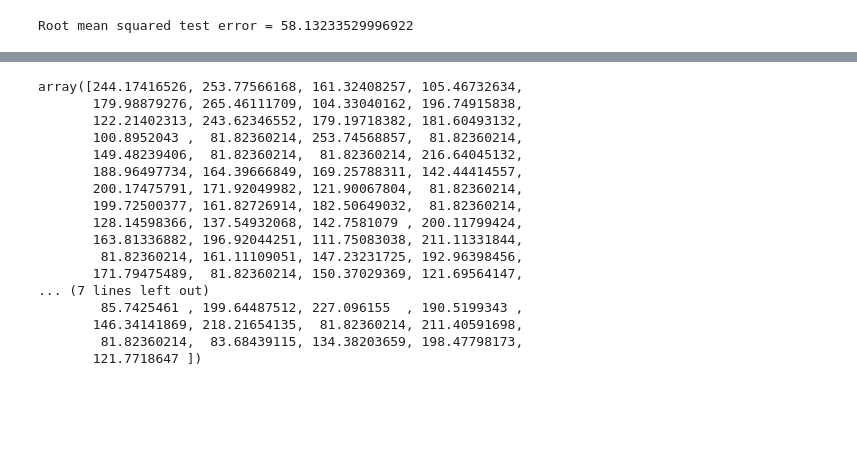
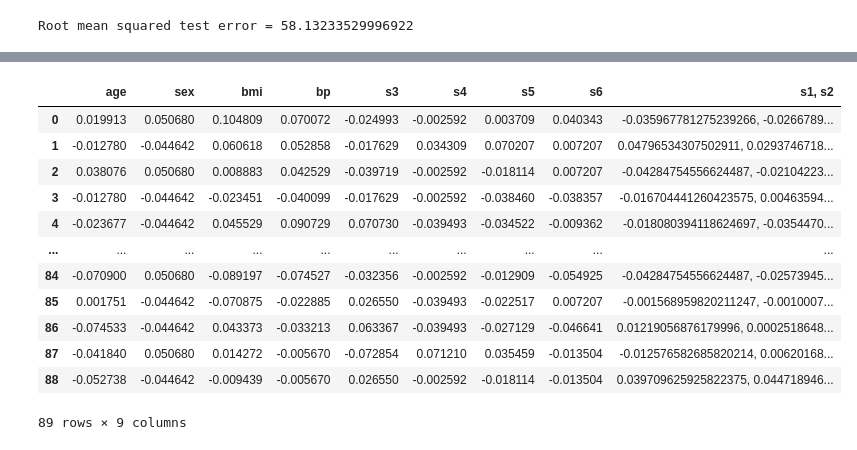
Before and after one commit to akleinau/Finch, a Jupyter notebook: shap_agnostic_diabetes.ipynb, the cells around one changed output, grey strips where cells are left out. Saved outputs shown, nothing was run; the diff lists cells and outputs as text; code cells hidden in the pictures; blank space fills up the shorter version.

```diff
--- a/shap_agnostic_diabetes.ipynb
+++ b/shap_agnostic_diabetes.ipynb
@@ -97,22 +115,25 @@ MLPRegressor does not accept missing values encoded as NaN natively. For supervi
 # %%
 tmp_X_test = X_test.copy()
 tmp_X_test = combine_columns(tmp_X_test, ['s1', 's2'])
-detangled_predict(tmp_X_test)
+detangled_predict(tmp_X_test.sample(n=1))
-# %% [output]
-array([244.17416526, 253.77566168, 161.32408257, 105.46732634,
-       179.98879276, 265.46111709, 104.33040162, 196.74915838,
-       122.21402313, 243.62346552, 179.19718382, 181.60493132,
-       100.8952043 ,  81.82360214, 253.74568857,  81.82360214,
-       149.48239406,  81.82360214,  81.82360214, 216.64045132,
-       188.96497734, 164.39666849, 169.25788311, 142.44414557,
-       200.17475791, 171.92049982, 121.90067804,  81.82360214,
-       199.72500377, 161.82726914, 182.50649032,  81.82360214,
-       128.14598366, 137.54932068, 142.7581079 , 200.11799424,
-       163.81336882, 196.92044251, 111.75083038, 211.11331844,
-        81.82360214, 161.11109051, 147.23231725, 192.96398456,
-       171.79475489,  81.82360214, 150.37029369, 121.69564147,
-... (7 lines left out)
-        85.7425461 , 199.64487512, 227.096155  , 190.5199343 ,
-       146.34141869, 218.21654135,  81.82360214, 211.40591698,
-        81.82360214,  83.68439115, 134.38203659, 198.47798173,
-       121.7718647 ])
+# %%
+tmp_X_test = X_test.copy()
+tmp_X_test = combine_columns(tmp_X_test, ['s1', 's2'])
+#tmp_X_test = split_columns(tmp_X_test, 's1, s2')
+#tmp_X_test
+tmp_X_test['s1, s2'] = tmp_X_test['s1, s2'].apply(lambda x: ', '.join(map(str, x)))
+tmp_X_test
+# %% [output]
+|  | age | sex | bmi | bp | s3 | s4 | s5 | s6 | s1, s2 |
+| 0 | 0.019913 | 0.050680 | 0.104809 | 0.070072 | -0.024993 | -0.002592 | 0.003709 | 0.040343 | -0.035967781275239266, -0.0266789... |
+| 1 | -0.012780 | -0.044642 | 0.060618 | 0.052858 | -0.017629 | 0.034309 | 0.070207 | 0.007207 | 0.04796534307502911, 0.0293746718... |
+| 2 | 0.038076 | 0.050680 | 0.008883 | 0.042529 | -0.039719 | -0.002592 | -0.018114 | 0.007207 | -0.04284754556624487, -0.02104223... |
+| 3 | -0.012780 | -0.044642 | -0.023451 | -0.040099 | -0.017629 | -0.002592 | -0.038460 | -0.038357 | -0.016704441260423575, 0.00463594... |
+| 4 | -0.023677 | -0.044642 | 0.045529 | 0.090729 | 0.070730 | -0.039493 | -0.034522 | -0.009362 | -0.018080394118624697, -0.0354470... |
+| ... | ... | ... | ... | ... | ... | ... | ... | ... | ... |
+| 84 | -0.070900 | 0.050680 | -0.089197 | -0.074527 | -0.032356 | -0.002592 | -0.012909 | -0.054925 | -0.04284754556624487, -0.02573945... |
+| 85 | 0.001751 | -0.044642 | -0.070875 | -0.022885 | 0.026550 | -0.039493 | -0.022517 | 0.007207 | -0.001568959820211247, -0.0010007... |
+| 86 | -0.074533 | -0.044642 | 0.043373 | -0.033213 | 0.063367 | -0.039493 | -0.027129 | -0.046641 | 0.01219056876179996, 0.0002518648... |
+| 87 | -0.041840 | 0.050680 | 0.014272 | -0.005670 | -0.072854 | 0.071210 | 0.035459 | -0.013504 | -0.012576582685820214, 0.00620168... |
+| 88 | -0.052738 | -0.044642 | -0.009439 | -0.005670 | 0.026550 | -0.002592 | -0.018114 | -0.013504 | 0.039709625925822375, 0.044718946... |
+89 rows × 9 columns
```
Also changed, not shown: parts of 5 cells of this notebook.
